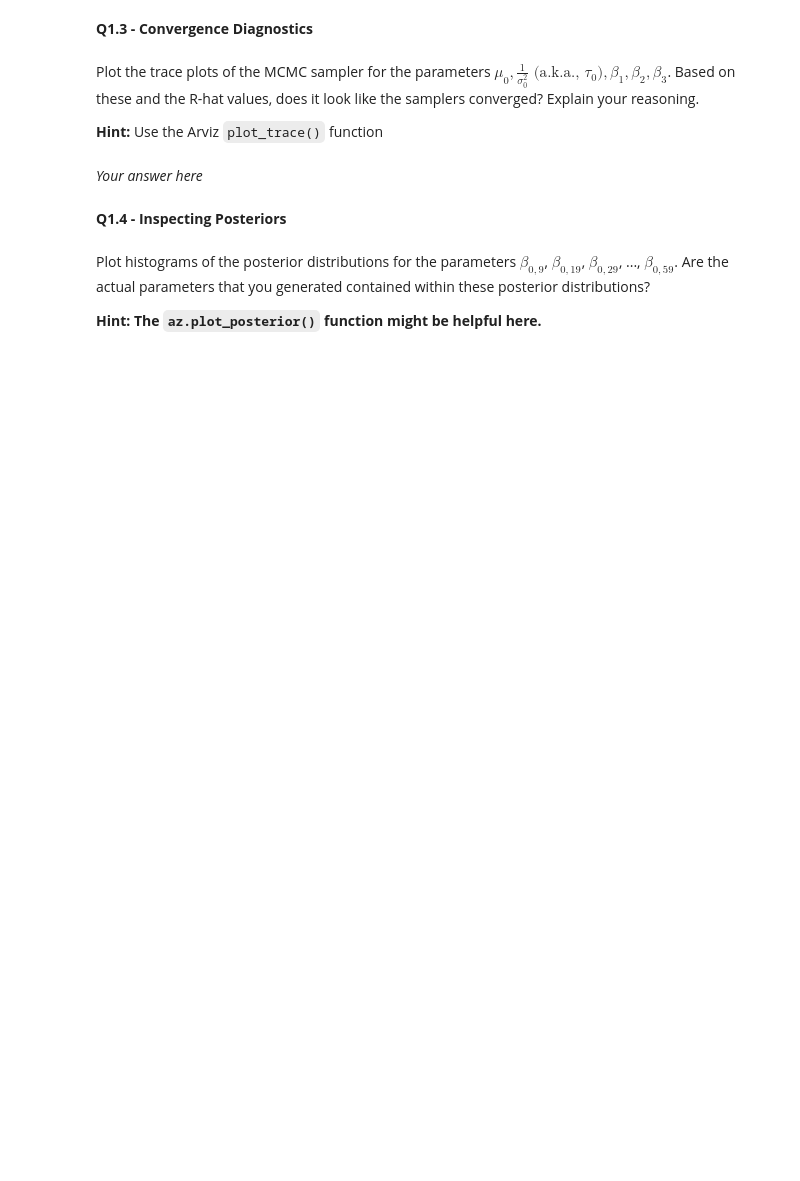
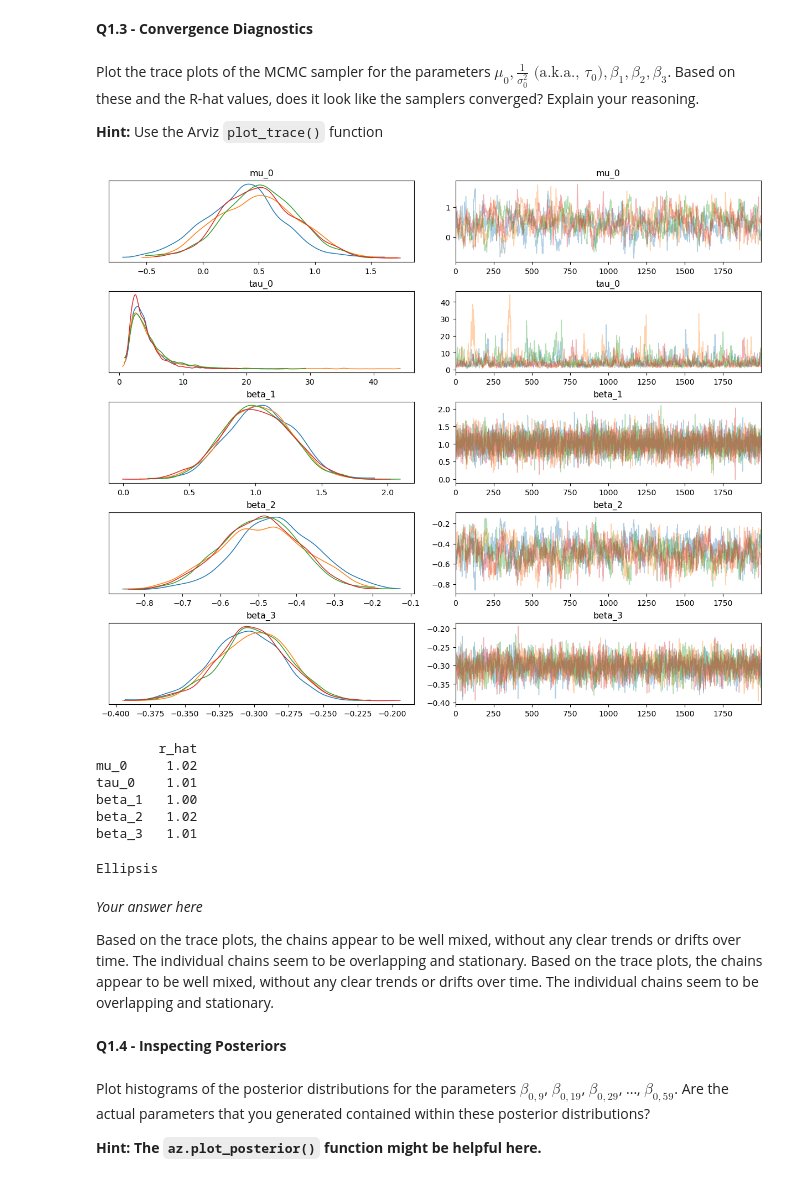
Before and after one commit to Bright-L01/CS-109B-2025, a Jupyter notebook: cs1090b_hw1/cs1090b_hw1.ipynb, the cells around one changed output. Drawn from its saved outputs; the diff is of its cells as text; code cells hidden in the pictures; blank space fills up the shorter version.

```diff
--- a/cs1090b_hw1/cs1090b_hw1.ipynb
+++ b/cs1090b_hw1/cs1090b_hw1.ipynb
@@ -304,9 +545,46 @@ Plot the trace plots of the MCMC sampler for the parameters $\mu_0, \frac{1}{\si
 **Hint:** Use the Arviz `plot_trace()` function
 # %%
 # your code here
+
+import arviz as az
+import matplotlib.pyplot as plt
+
+# Compute τ_0 (precision) from sigma_0
+tau_0 = 1 / trace.posterior["sigma_0"]**2
+trace.posterior["tau_0"] = tau_0  # Add precision parameter to trace for plotting
+
+# Parameters to plot
+params = ["mu_0", "tau_0", "beta_1", "beta_2", "beta_3"]
+
+# Create trace plots with better formatting
+fig, axes = plt.subplots(len(params), 2, figsize=(12, 10), constrained_layout=True)
+
+# Generate the trace plots manually for better spacing
+az.plot_trace(trace, var_names=params, compact=False, axes=axes)
+
+# Adjust layout for better spacing
+plt.subplots_adjust(hspace=0.5)  # Increase vertical spacing
+plt.show()
+
+# Print R-hat values to assess convergence
+print(az.summary(trace, var_names=params)[["r_hat"]])
+
+
+
 ...
+# %% [output]
+[figure, added]
+        r_hat
+mu_0     1.02
+tau_0    1.01
+beta_1   1.00
+beta_2   1.02
+beta_3   1.01
+Ellipsis
 # %% [markdown]
 *Your answer here*
+
+Based on the trace plots, the chains appear to be well mixed, without any clear trends or drifts over time. The individual chains seem to be overlapping and stationary. Based on the trace plots, the chains appear to be well mixed, without any clear trends or drifts over time. The individual chains seem to be overlapping and stationary.
 # %% [markdown]
 <!-- BEGIN QUESTION -->
 
```
Also changed, not shown: parts of 39 cells of this notebook.
